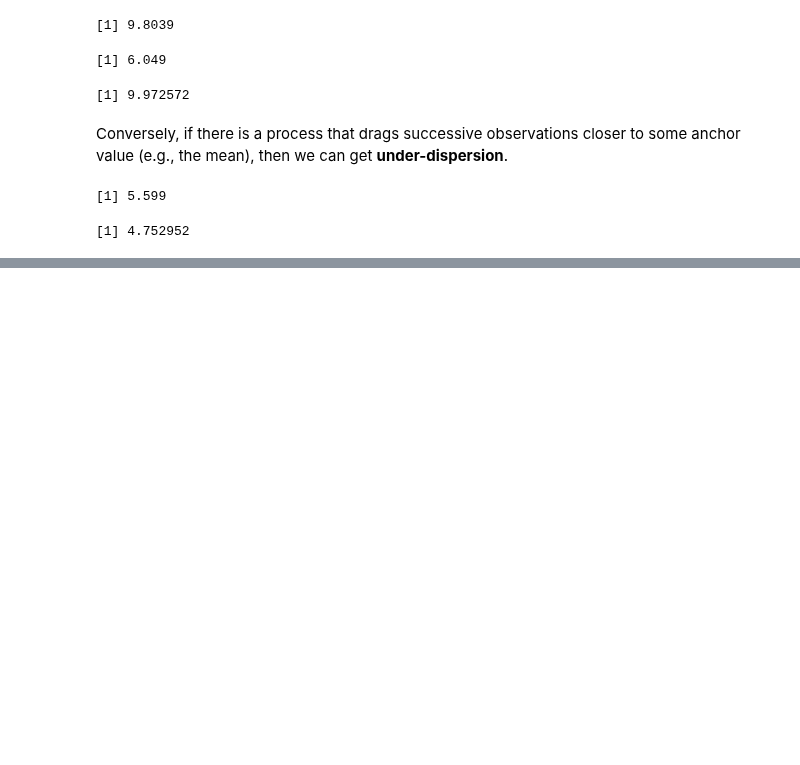
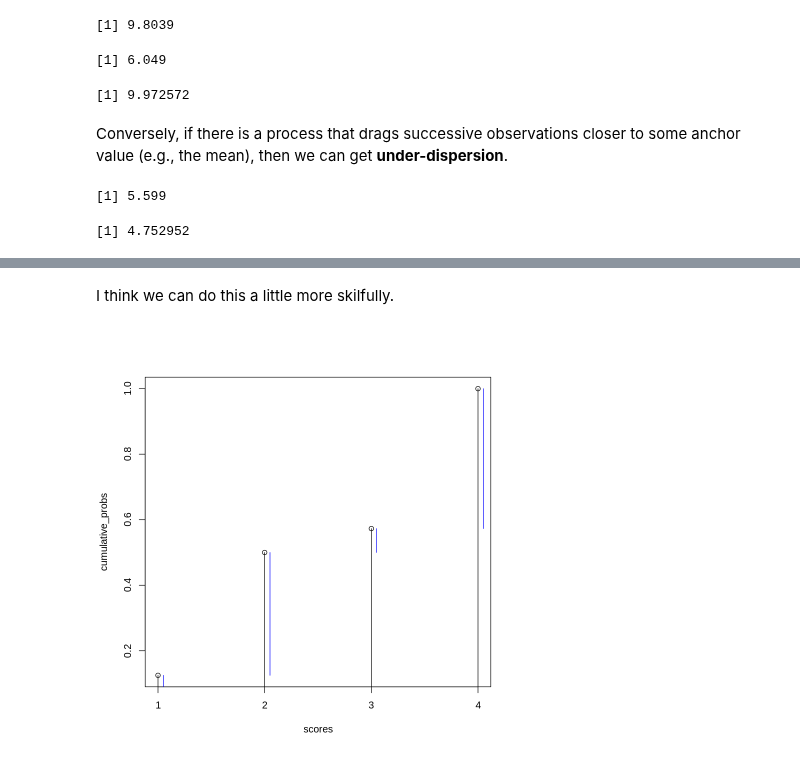
Before and after one commit to nicklausmillican/StatisticalRethinkingIISolutions, a Jupyter notebook: StatisticalRethinkingSolutions2_Ch12.ipynb, the cells around one changed output, grey strips where cells are left out. Saved outputs shown, nothing was run; the diff lists cells and outputs as text; code cells hidden in the pictures; blank space fills up the shorter version.

```diff
--- a/StatisticalRethinkingSolutions2_Ch12.ipynb
+++ b/StatisticalRethinkingSolutions2_Ch12.ipynb
@@ -342,0 +420,10 @@ mean(under_cor); var(under_cor)
+# %% [markdown]
+I think we can do this a little more skilfully.
+# %%
+plot(cumulative_probs ~ scores, xaxt="n"); axis(1, at=scores, labels=scores)
+for(i in 1:4){
+  lines(c(i,i), c(0, cumulative_probs[i]))
+  lines(c(i+0.05, i+0.05), c(cumulative_probs[i] - probs[i], cumulative_probs[i]), col="blue")
+}
+# %% [output]
+[figure, added]
```
Also changed, not shown: parts of 8 cells of this notebook.
